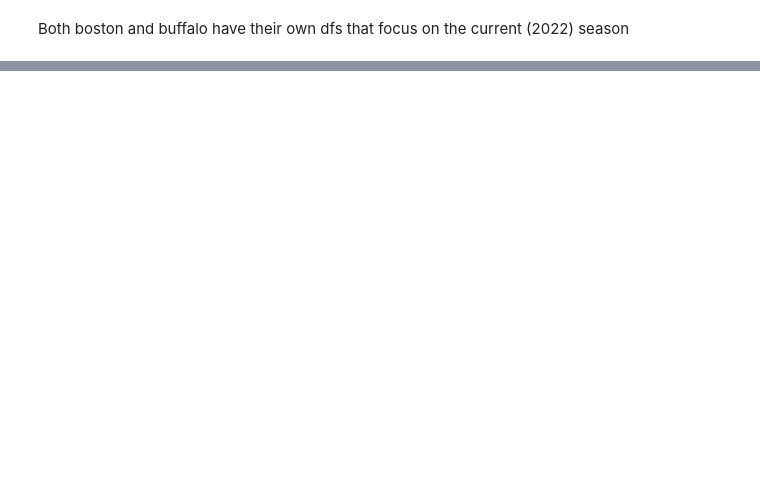
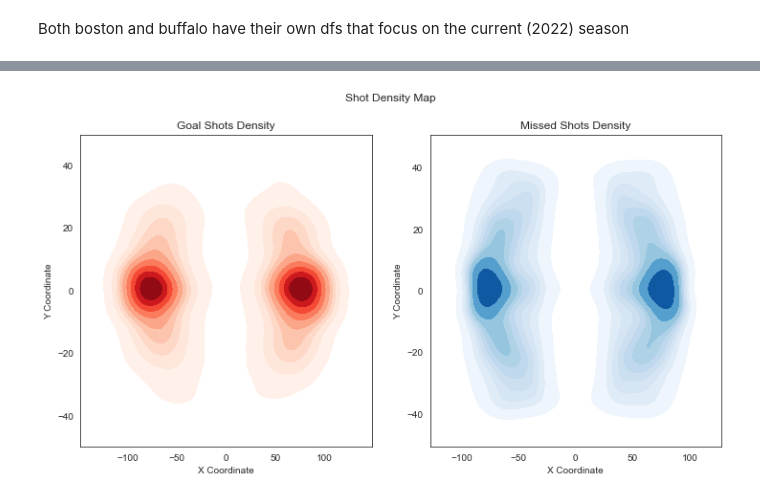
Before and after one commit to MichalOst3389/nhl_team_analysis, a Jupyter notebook: nhl_team_analysis/NHL Notebook.ipynb, the cells around one changed output, grey strips where cells are left out. Drawn from its saved outputs; the diff is of its cells as text; code cells hidden in the pictures; blank space fills up the shorter version.

Commit message:
added heatmap

```diff
--- a/nhl_team_analysis/NHL Notebook.ipynb
+++ b/nhl_team_analysis/NHL Notebook.ipynb
@@ -552,0 +252,30 @@ Name: OnIce_A_xGoals, dtype: float64
+# %%
+# Filter out the shots that didn't result in a goal
+goal_shots = shots_df[shots_df["goal"] == 1]
+missed_shots = shots_df[shots_df["goal"] == 0]
+
+# Set the style of the plot
+sns.set_style("white")
+
+# Create a figure with two subplots
+fig, axs = plt.subplots(ncols=2, figsize=(12, 6))
+
+# Plot the goal shots density map in the first subplot
+sns.kdeplot(x=goal_shots["xCord"], y=goal_shots["yCord"], shade=True, cmap="Reds", ax=axs[0])
+axs[0].set_title("Goal Shots Density")
+
+# Plot the missed shots density map in the second subplot
+sns.kdeplot(x=missed_shots["xCord"], y=missed_shots["yCord"], shade=True, cmap="Blues", ax=axs[1])
+axs[1].set_title("Missed Shots Density")
+
+# Set the plot title and axis labels
+fig.suptitle("Shot Density Map")
+axs[0].set_xlabel("X Coordinate")
+axs[0].set_ylabel("Y Coordinate")
+axs[1].set_xlabel("X Coordinate")
+axs[1].set_ylabel("Y Coordinate")
+
+# Show the plot
+plt.show()
+# %% [output]
+[figure, added]
```
Also changed, not shown: parts of 80 cells of this notebook.
